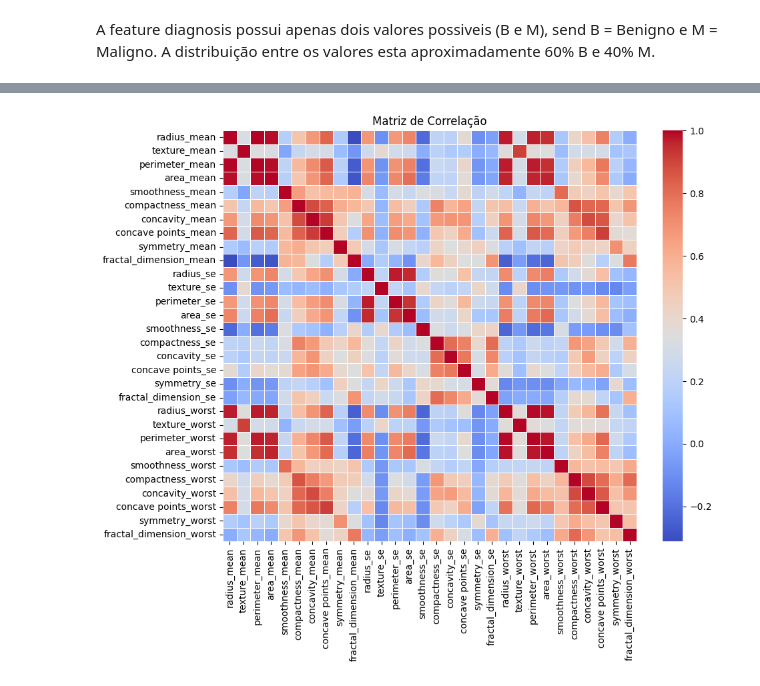
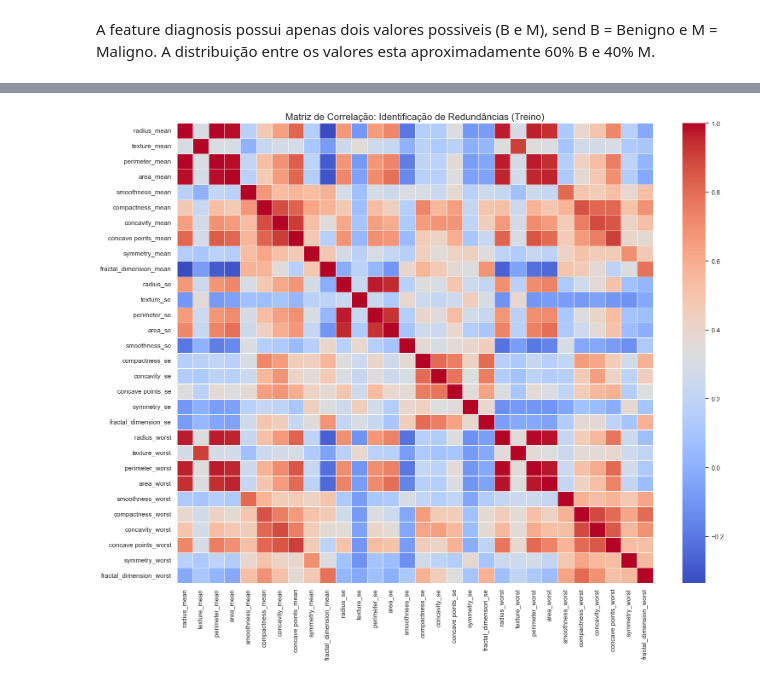
Before and after one commit to fiap-postech-ia-para-devs-grupo/9IADT-fase-1-tech-challenge, a Jupyter notebook: tech_challenge_fase1.ipynb, the cells around one changed output, grey strips where cells are left out. Saved outputs shown, nothing was run; the diff lists cells and outputs as text; code cells hidden in the pictures.

```diff
--- a/tech_challenge_fase1.ipynb
+++ b/tech_challenge_fase1.ipynb
@@ -83,0 +227,14 @@ Name: count, dtype: int64
+# %%
+# Separação de Features (X) e Target (y)
+X = dataset.drop(columns=['diagnosis'])
+y = dataset['diagnosis']
+
+# Divisão dos dados (80/20)
+# Usamos o random_state=42 para garantir que o resultado seja sempre o mesmo ao rodar
+X_train, X_test, y_train, y_test = train_test_split(X, y, test_size=0.2, random_state=42)
+
+# Verificação das dimensões
+print("Separação concluída com sucesso:")
+print(f"Amostras de Treino: {X_train.shape[0]} registros")
+print(f"Amostras de Teste: {X_test.shape[0]} registros")
+print(f"Total de atributos (Features): {X_train.shape[1]}")
@@ -160,0 +255,14 @@ correlation_matrix
+# %%
+# Instanciamos o "padronizador"
+scaler = StandardScaler()
+
+# Ajuste e transformação do treino; apenas transformação do teste
+X_train_scaled = scaler.fit_transform(X_train)
+X_test_scaled = scaler.transform(X_test)
+
+# Conversão para DataFrame para preservação dos nomes das colunas
+X_train_scaled = pd.DataFrame(X_train_scaled, columns=X.columns)
+X_test_scaled = pd.DataFrame(X_test_scaled, columns=X.columns)
+
+# Verificação visual
+X_train_scaled.head()
@@ -161,8 +281,14 @@ correlation_matrix
 # %%
-# Visualização da matriz de correlação
-plt.figure(figsize=(10, 8))
-sns.heatmap(correlation_matrix, cmap='coolwarm', annot=False, fmt=".2f", linewidths=.5)
-plt.title('Matriz de Correlação')
+# Cálculo da matriz de correlação (Pearson)
+matriz_correlacao = X_train_scaled.corr()
+
+# Configuração da visualização via Mapa de Calor (Heatmap)
+plt.figure(figsize=(18, 14))
+
+# Visualização das correlações: tons de vermelho indicam alta colinearidade
+sns.heatmap(matriz_correlacao, annot=False, cmap='coolwarm', linewidths=0.5)
+
+plt.title('Matriz de Correlação: Identificação de Redundâncias (Treino)', fontsize=16)
 plt.show()
 # %% [output]
-[figure, old version]
+[figure, new version]
```
Also changed, not shown: parts of 53 cells of this notebook.
